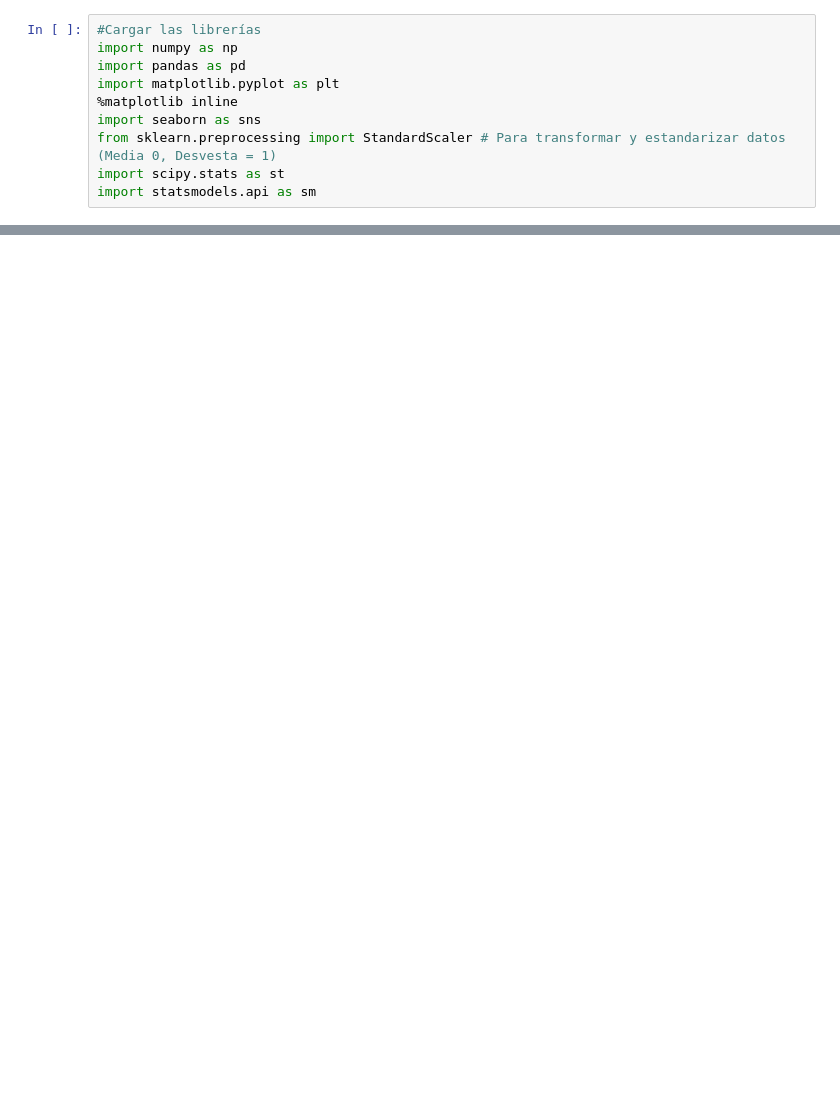
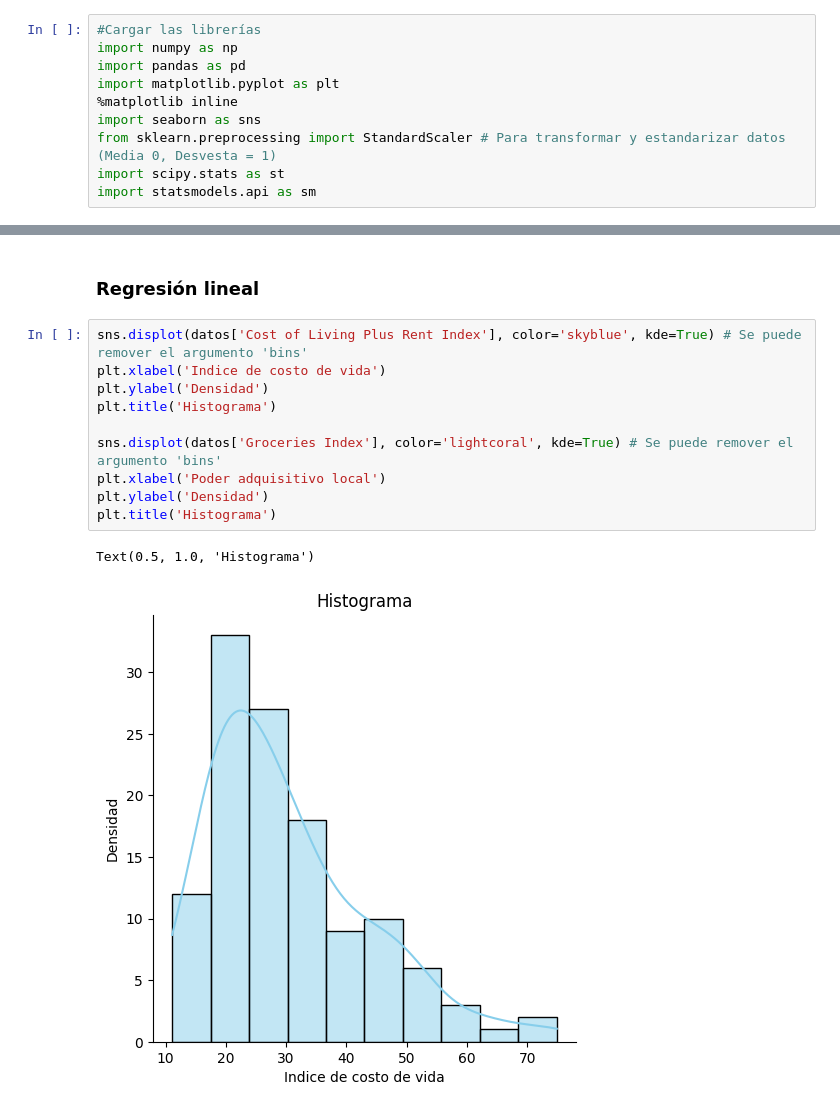
Before and after one commit to andreess891/AnalisisDescriptivo, a Jupyter notebook: TallerIntCienciaDatos/taller.ipynb, the cells around one changed output, grey strips where cells are left out. Drawn from its saved outputs; the diff is of its cells as text; blank space fills up the shorter version.

```diff
--- a/TallerIntCienciaDatos/taller.ipynb
+++ b/TallerIntCienciaDatos/taller.ipynb
@@ -742,0 +202,15 @@ cluster_df
+# %% [markdown]
+### Regresión lineal
+# %%
+sns.displot(datos['Cost of Living Plus Rent Index'], color='skyblue', kde=True) # Se puede remover el argumento 'bins'
+plt.xlabel('Indice de costo de vida')
+plt.ylabel('Densidad')
+plt.title('Histograma')
+
+sns.displot(datos['Groceries Index'], color='lightcoral', kde=True) # Se puede remover el argumento 'bins'
+plt.xlabel('Poder adquisitivo local')
+plt.ylabel('Densidad')
+plt.title('Histograma')
+# %% [output]
+Text(0.5, 1.0, 'Histograma')
+[figure, added]
```
Also changed, not shown: parts of 60 cells of this notebook, 3 other files.
